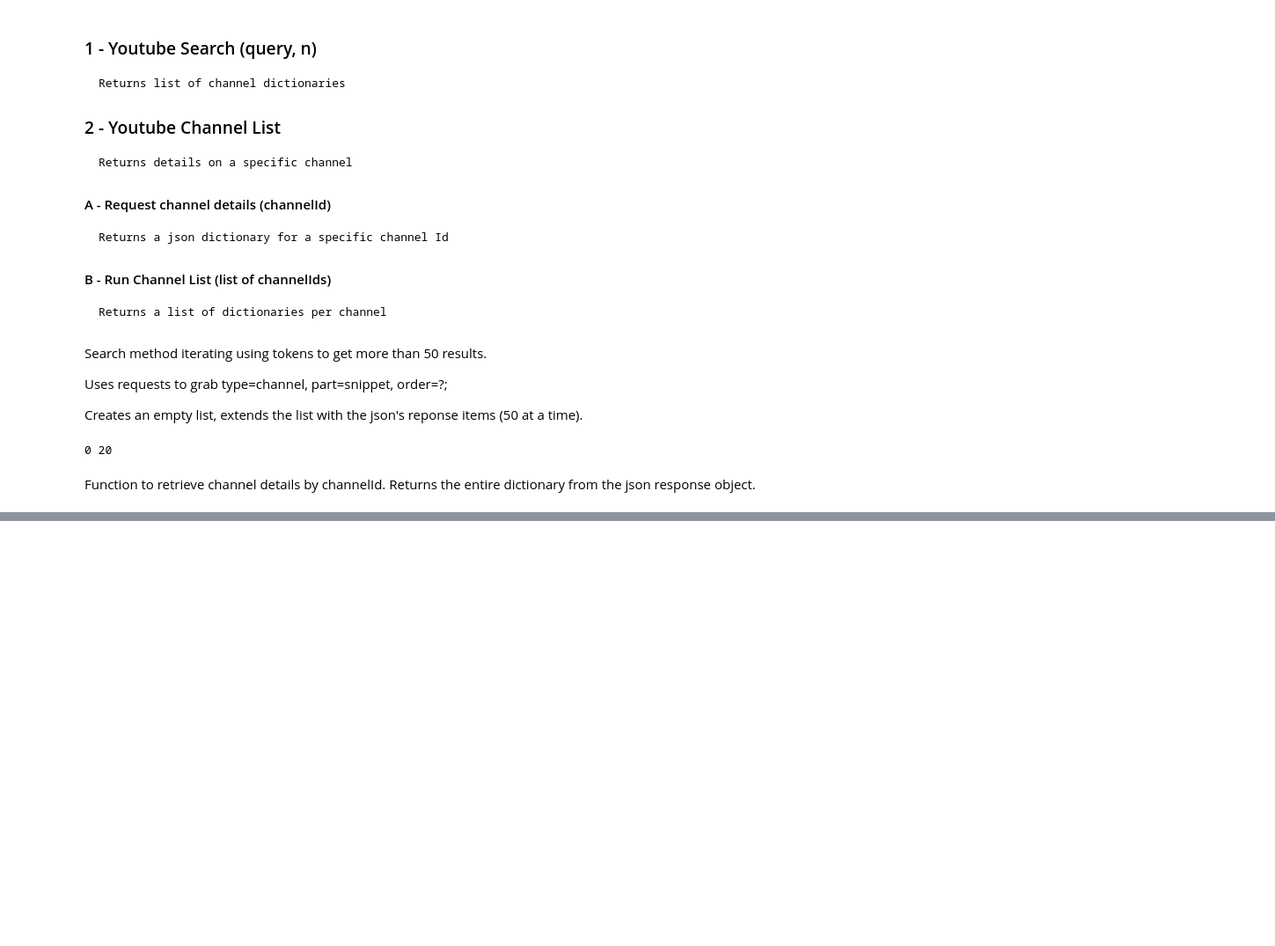
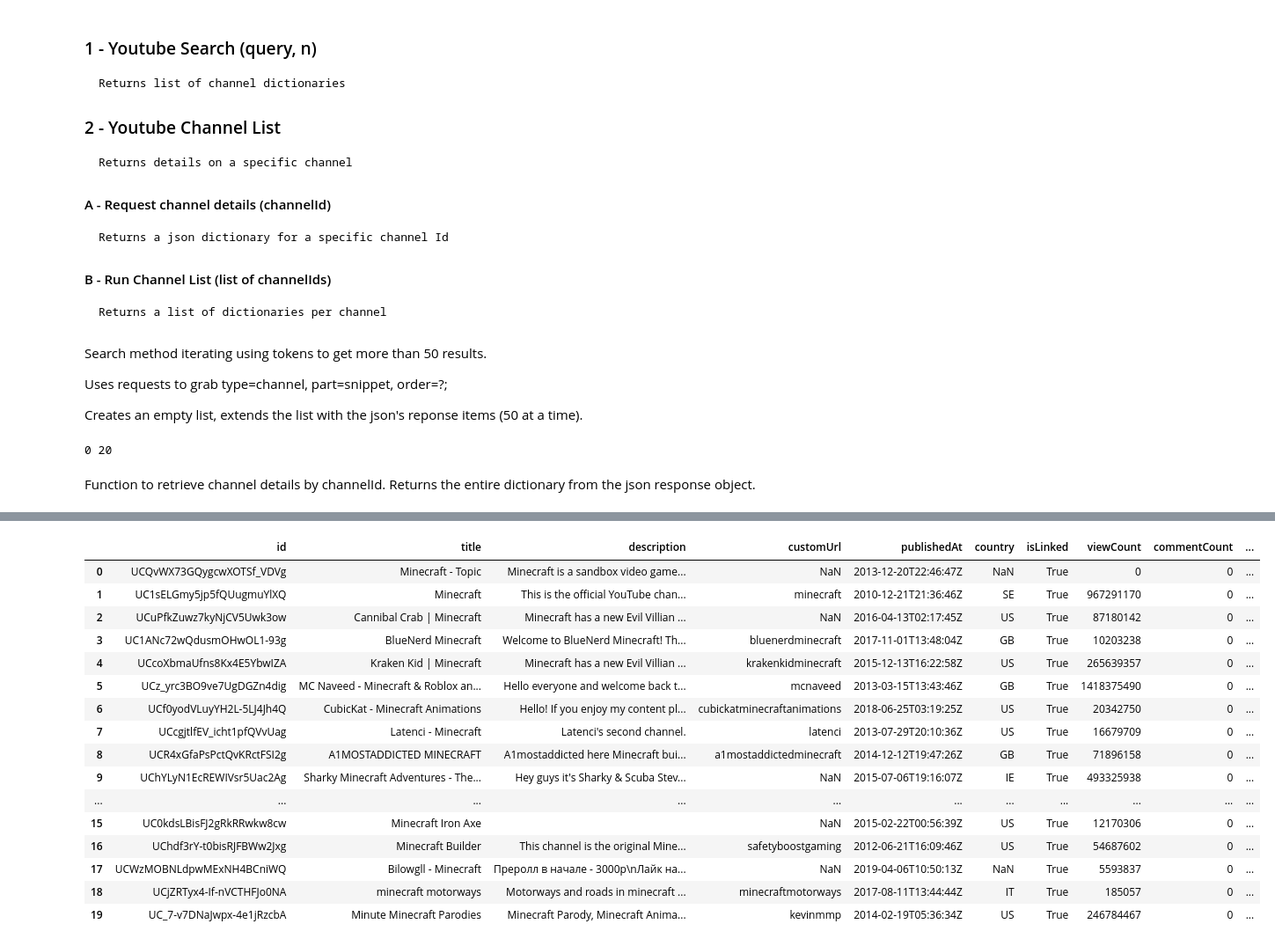
Before and after one commit to DanOvad/youtube-channel-analysis, a Jupyter notebook: youtube_data.ipynb, the cells around one changed output, grey strips where cells are left out. Shown at 88% size. Saved outputs shown, nothing was run; the diff lists cells and outputs as text; code cells hidden in the pictures; blank space fills up the shorter version.

Commit message:
Restored channelId to the dataframe

```diff
--- a/youtube_data.ipynb
+++ b/youtube_data.ipynb
@@ -107,6 +105,7 @@ def extract_channel_details(details_list):
     for channel in details_list:
         # Instantiate new details dictionary; in series update the dictionary to include relevant details
         channel_details_dict = {}
+        channel_details_dict.update(dict(id=channel['id']))
         channel_details_dict.update(channel['snippet'])
         channel_details_dict.update(channel['contentDetails'])
         channel_details_dict.update(channel['topicDetails'])
@@ -118,4 +117,4 @@ def extract_channel_details(details_list):
         channel_details_list.append(channel_details_dict)
     return channel_details_list
 
-extract_channel_details(CHANNEL_DETAILS_LIST)
+#extract_channel_details(CHANNEL_DETAILS_LIST)
@@ -144,0 +121,15 @@ CHANNEL_DF
+# %%
+# Request n number of channels from a youtube search
+CHANNEL_LIST = request_youtube_search_channels('Minecraft',20)
+
+# Retrieve Channel Ids from the list of dictionaries
+CHANNELID_LIST = [channel['snippet']['channelId'] for channel in CHANNEL_LIST]
+
+# Request details from each channel
+CHANNEL_DETAILS_LIST = run_channel_list(CHANNELID_LIST)
+
+# Extract channel details to a list of dictionaries for pandas
+CHANNEL_DETAILS_LIST_CLEAN = extract_channel_details(CHANNEL_DETAILS_LIST)
+
+# Insert list of dictionaries into pandas dataframe
+df = pd.DataFrame(CHANNEL_DETAILS_LIST_CLEAN)
@@ -144,0 +197,22 @@ CHANNEL_DF
+# %%
+features = ['id','title','description','customUrl','publishedAt','country','isLinked', 'viewCount', 'commentCount', 'subscriberCount',
+           'hiddenSubscriberCount','keywords','showRelatedChannels','showBrowseView']
+df[features]
+# %% [output]
+|  | id | title | description | customUrl | publishedAt | country | isLinked | viewCount | commentCount | ... |
+| 0 | UCQvWX73GQygcwXOTSf_VDVg | Minecraft - Topic | Minecraft is a sandbox video game... | NaN | 2013-12-20T22:46:47Z | NaN | True | 0 | 0 | ... |
+| 1 | UC1sELGmy5jp5fQUugmuYlXQ | Minecraft | This is the official YouTube chan... | minecraft | 2010-12-21T21:36:46Z | SE | True | 967291170 | 0 | ... |
+| 2 | UCuPfkZuwz7kyNjCV5Uwk3ow | Cannibal Crab | Minecraft | Minecraft has a new Evil Villian ... | NaN | 2016-04-13T02:17:45Z | US | True | 87180142 | 0 | ... |
+| 3 | UC1ANc72wQdusmOHwOL1-93g | BlueNerd Minecraft | Welcome to BlueNerd Minecraft! Th... | bluenerdminecraft | 2017-11-01T13:48:04Z | GB | True | 10203238 | 0 | ... |
+| 4 | UCcoXbmaUfns8Kx4E5YbwIZA | Kraken Kid | Minecraft | Minecraft has a new Evil Villian ... | krakenkidminecraft | 2015-12-13T16:22:58Z | US | True | 265639357 | 0 | ... |
+| 5 | UCz_yrc3BO9ve7UgDGZn4dig | MC Naveed - Minecraft & Roblox an... | Hello everyone and welcome back t... | mcnaveed | 2013-03-15T13:43:46Z | GB | True | 1418375490 | 0 | ... |
+| 6 | UCf0yodVLuyYH2L-5LJ4Jh4Q | CubicKat - Minecraft Animations | Hello! If you enjoy my content pl... | cubickatminecraftanimations | 2018-06-25T03:19:25Z | US | True | 20342750 | 0 | ... |
+| 7 | UCcgjtlfEV_icht1pfQVvUag | Latenci - Minecraft | Latenci's second channel. | latenci | 2013-07-29T20:10:36Z | US | True | 16679709 | 0 | ... |
+| 8 | UCR4xGfaPsPctQvKRctFSI2g | A1MOSTADDICTED MINECRAFT | A1mostaddicted here Minecraft bui... | a1mostaddictedminecraft | 2014-12-12T19:47:26Z | GB | True | 71896158 | 0 | ... |
+| 9 | UChYLyN1EcREWIVsr5Uac2Ag | Sharky Minecraft Adventures - The... | Hey guys it's Sharky & Scuba Stev... | NaN | 2015-07-06T19:16:07Z | IE | True | 493325938 | 0 | ... |
+| ... | ... | ... | ... | ... | ... | ... | ... | ... | ... | ... |
+| 15 | UC0kdsLBisFJ2gRkRRwkw8cw | Minecraft Iron Axe |  | NaN | 2015-02-22T00:56:39Z | US | True | 12170306 | 0 | ... |
+| 16 | UChdf3rY-t0bisRJFBWw2Jxg | Minecraft Builder | This channel is the original Mine... | safetyboostgaming | 2012-06-21T16:09:46Z | US | True | 54687602 | 0 | ... |
+| 17 | UCWzMOBNLdpwMExNH4BCniWQ | Bilowgll - Minecraft | Преролл в начале - 3000р\nЛайк на... | NaN | 2019-04-06T10:50:13Z | NaN | True | 5593837 | 0 | ... |
+| 18 | UCjZRTyx4-If-nVCTHFJo0NA | minecraft motorways | Motorways and roads in minecraft ... | minecraftmotorways | 2017-08-11T13:44:44Z | IT | True | 185057 | 0 | ... |
+| 19 | UC_7-v7DNaJwpx-4e1jRzcbA | Minute Minecraft Parodies | Minecraft Parody, Minecraft Anima... | kevinmmp | 2014-02-19T05:36:34Z | US | True | 246784467 | 0 | ... |
```
Also changed, not shown: parts of 10 cells of this notebook.
